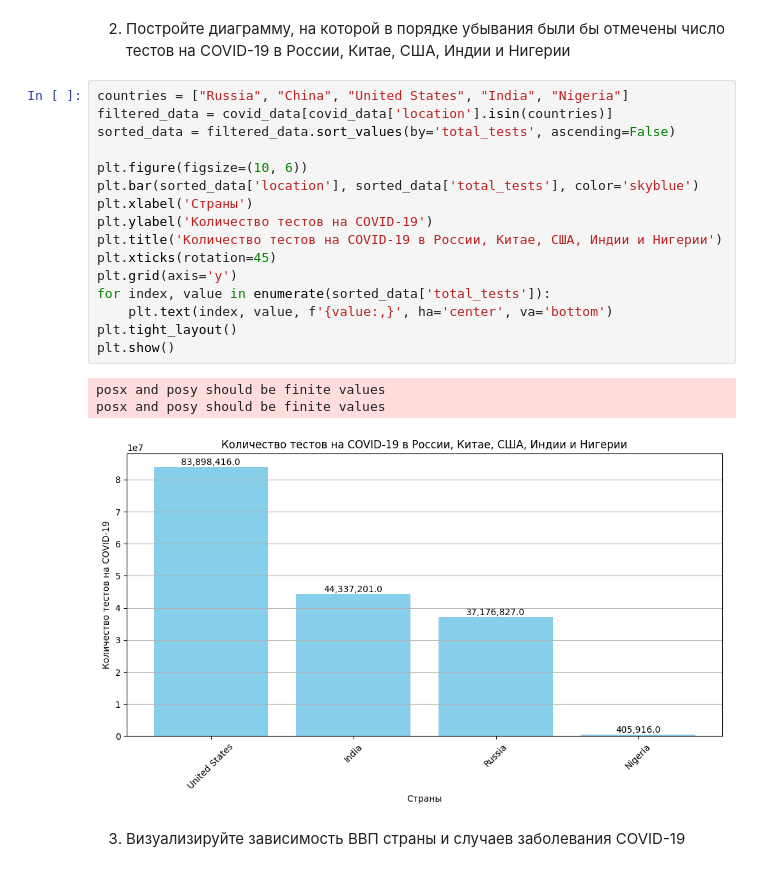
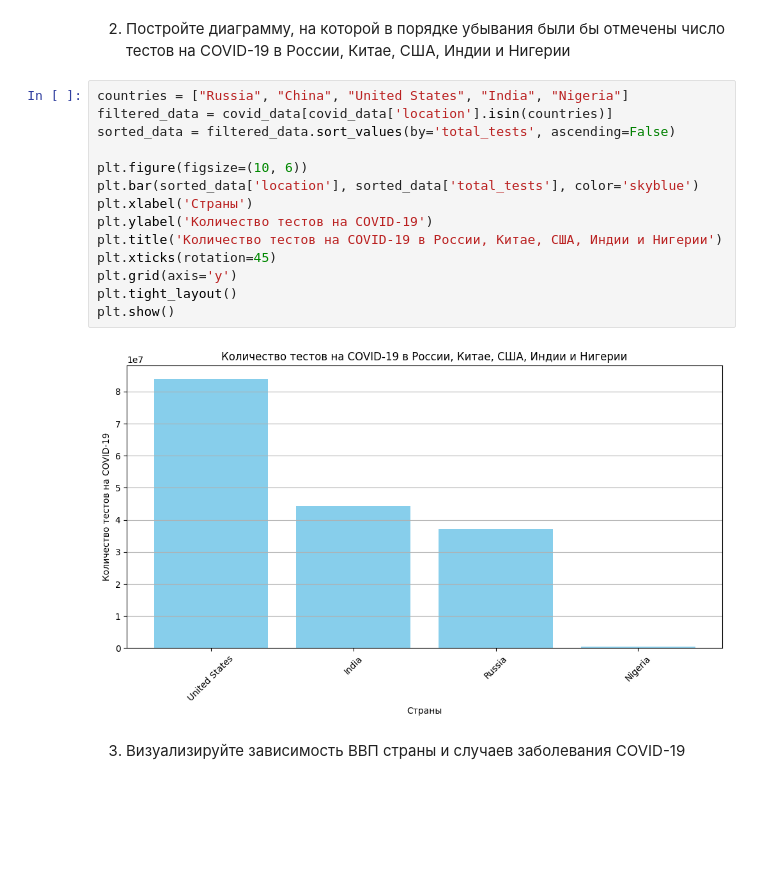
Before and after one commit to kochkozharov/ml-labs, a Jupyter notebook: lab1/Lab1_3.ipynb, the cells around one changed output. Drawn from its saved outputs; the diff is of its cells as text; blank space fills up the shorter version.

```diff
--- a/lab1/Lab1_3.ipynb
+++ b/lab1/Lab1_3.ipynb
@@ -313,23 +313,19 @@ plt.show()
 # %%
 countries = ["Russia", "China", "United States", "India", "Nigeria"]
 filtered_data = covid_data[covid_data['location'].isin(countries)]
 sorted_data = filtered_data.sort_values(by='total_tests', ascending=False)
 
 plt.figure(figsize=(10, 6))
 plt.bar(sorted_data['location'], sorted_data['total_tests'], color='skyblue')
 plt.xlabel('Страны')
 plt.ylabel('Количество тестов на COVID-19')
 plt.title('Количество тестов на COVID-19 в России, Китае, США, Индии и Нигерии')
 plt.xticks(rotation=45)
 plt.grid(axis='y')
-for index, value in enumerate(sorted_data['total_tests']):
-    plt.text(index, value, f'{value:,}', ha='center', va='bottom')
 plt.tight_layout()
 plt.show()
 # %% [output]
-posx and posy should be finite values
-posx and posy should be finite values
-[figure, old version]
+[figure, new version]
 # %% [markdown]
 3. Визуализируйте зависимость ВВП страны и случаев заболевания COVID-19
 # %%
```
